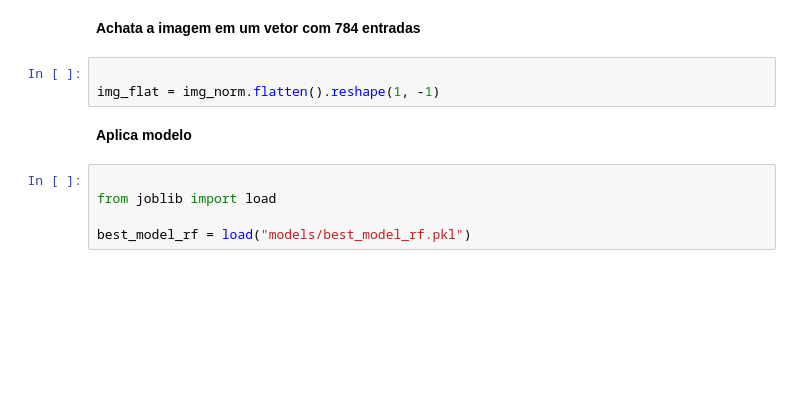
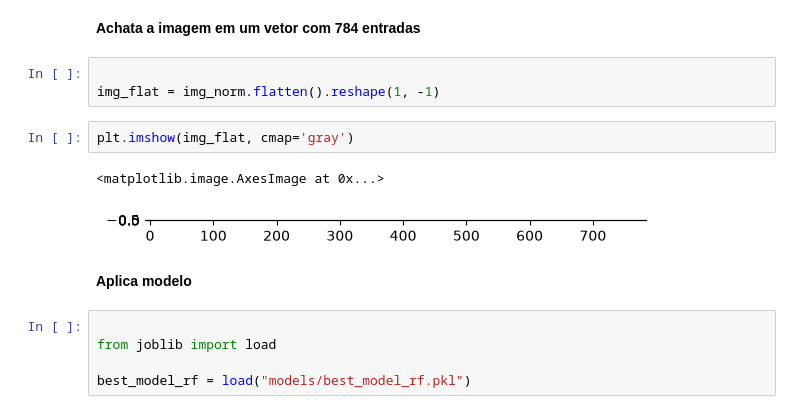
Before and after one commit to CherylHenkels/sctec-mini-projeto2, a Jupyter notebook: main.ipynb, the cells around one changed output. Saved outputs shown, nothing was run; the diff lists cells and outputs as text; blank space fills up the shorter version.

```diff
--- a/main.ipynb
+++ b/main.ipynb
@@ -1000,6 +1088,11 @@ plt.imshow(img_norm, cmap='gray')
 # %%
 
 img_flat = img_norm.flatten().reshape(1, -1)
+# %%
+plt.imshow(img_flat, cmap='gray')
+# %% [output]
+<matplotlib.image.AxesImage at 0x...>
+[figure, added]
 # %% [markdown]
 **Aplica modelo**
 # %%
```
Also changed, not shown: parts of 14 cells of this notebook, 8 other files.
